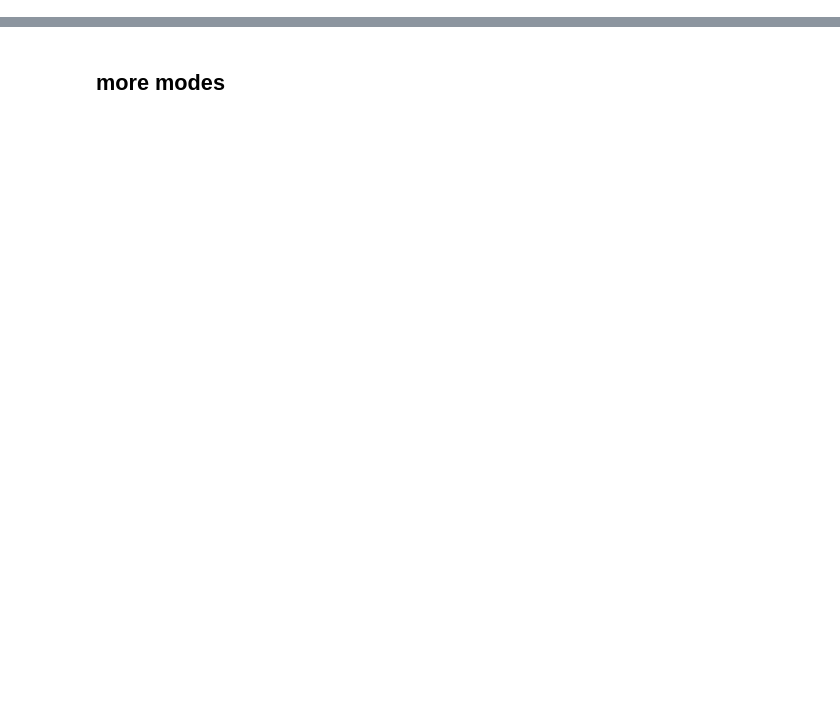
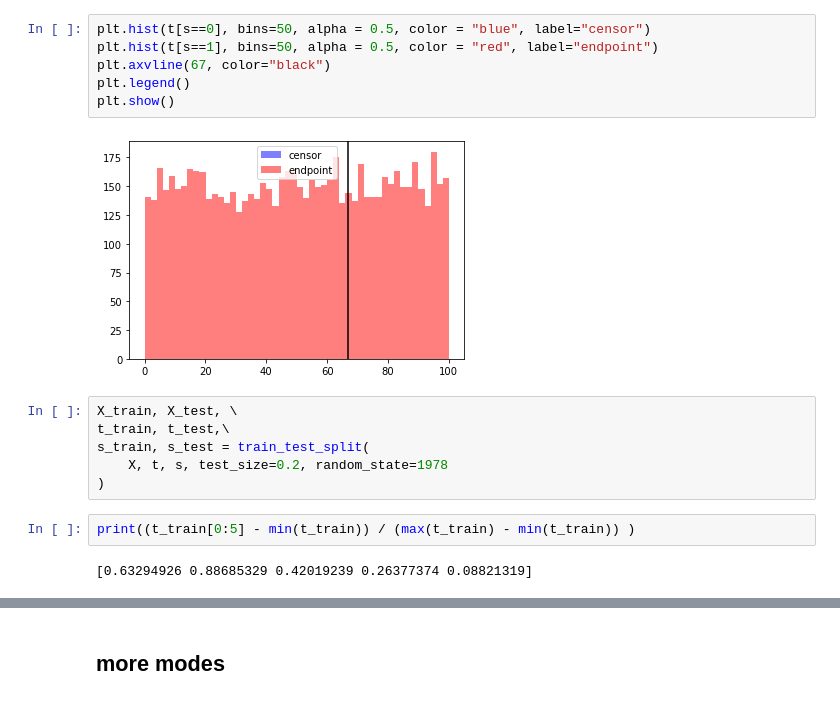
Before and after one commit to JimmyJHickey/Dynamic-Survival-Cutpoints, a Jupyter notebook: class_test.ipynb, the cells around one changed output, grey strips where cells are left out. Saved outputs shown, nothing was run; the diff lists cells and outputs as text; blank space fills up the shorter version.

```diff
--- a/class_test.ipynb
+++ b/class_test.ipynb
@@ -9,0 +61,18 @@ from node import Node
+# %%
+plt.hist(t[s==0], bins=50, alpha = 0.5, color = "blue", label="censor")
+plt.hist(t[s==1], bins=50, alpha = 0.5, color = "red", label="endpoint")
+plt.axvline(67, color="black")
+plt.legend()
+plt.show()
+# %% [output]
+[figure, added]
+# %%
+X_train, X_test, \
+t_train, t_test,\
+s_train, s_test = train_test_split(
+    X, t, s, test_size=0.2, random_state=1978
+)
+# %%
+print((t_train[0:5] - min(t_train)) / (max(t_train) - min(t_train)) )
+# %% [output]
+[0.63294926 0.88685329 0.42019239 0.26377374 0.08821319]
```
Also changed, not shown: parts of 37 cells of this notebook, 1 other file.
